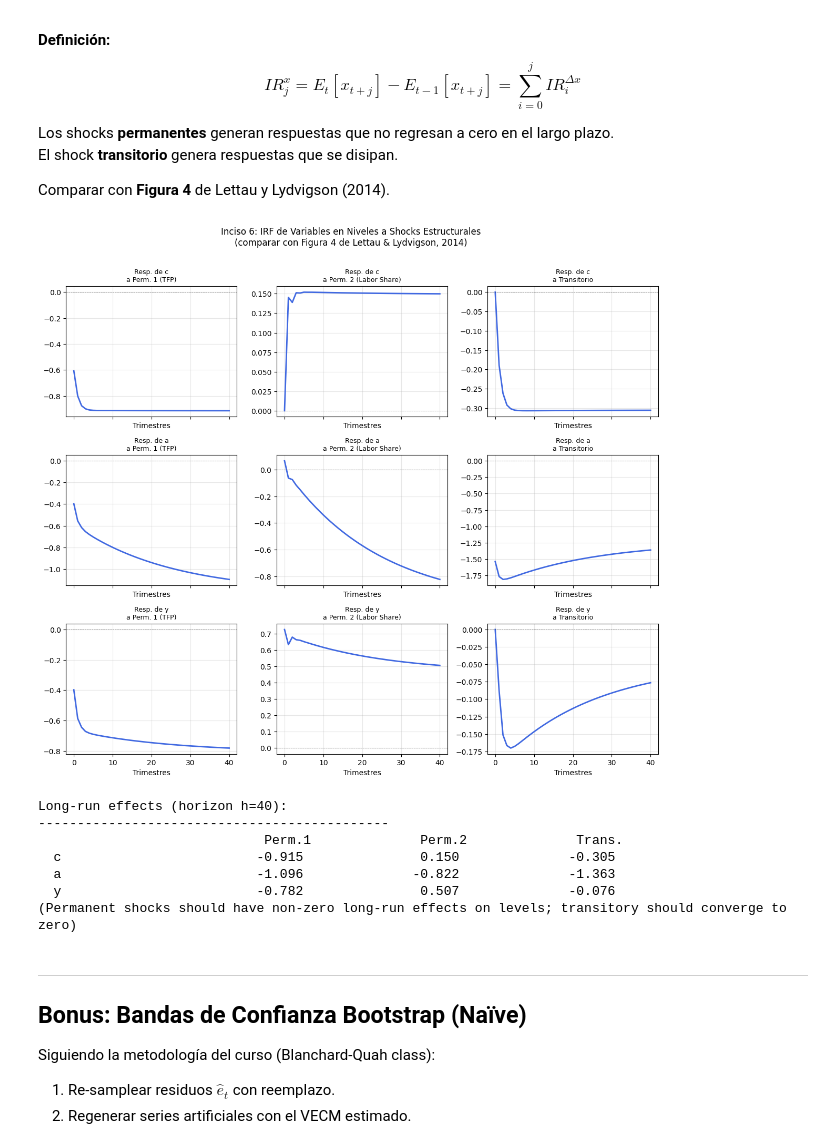
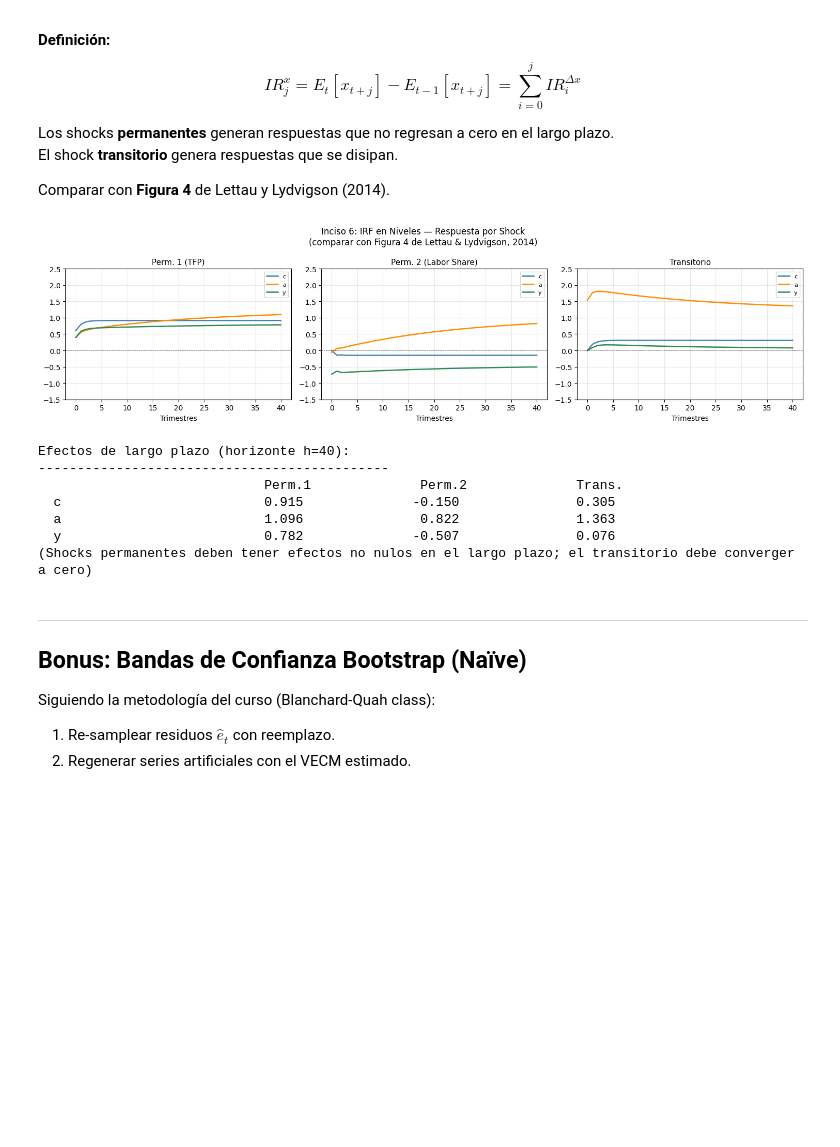
Before and after one commit to DavidGuzzi/MECMT15-98, a Jupyter notebook: Ejercicio1_ShocksAndCrashes.ipynb, the cells around one changed output. Saved outputs shown, nothing was run; the diff lists cells and outputs as text; code cells hidden in the pictures; blank space fills up the shorter version.

```diff
--- a/Ejercicio1_ShocksAndCrashes.ipynb
+++ b/Ejercicio1_ShocksAndCrashes.ipynb
@@ -585,17 +584,25 @@ con $A_1 = I + \gamma\alpha' + \Gamma$, $A_2 = -\Gamma$.
 $IR^{\Delta x}_h = IR^{x}_h - IR^{x}_{h-1}$
 # %%
 # =====================================================
-# INCISO 5: IRF en diferencias
+# INCISO 5: IRF EN DIFERENCIAS
 # =====================================================
 nperiods = 41
 irf_levels, irf_diff = compute_irf_vecm(
     Gamma, gamma, alpha_a, alpha_y, G, H, nperiods=nperiods)
 
-# var_names and shock_names defined above
+# Convención de signo consistente con Inciso 3 (P1→c LR>0, P2→a LR>0, T→a impacto>0)
+_sign_refs = [irf_levels[40, 0, 0],
+              irf_levels[40, 1, 1],
+              irf_levels[0,  1, 2]]
+for _s in range(3):
+    if _sign_refs[_s] < 0:
+        irf_levels[:, :, _s] *= -1
+        irf_diff[:, :, _s]   *= -1
+
 diff_var_names = ['Δc', 'Δa', 'Δy']
 
-plot_irf(irf_diff, diff_var_names, shock_names,
-         title='Inciso 5: IRF de Variables en Diferencias a Shocks Estructurales\n'
-               '(respuesta de Δc, Δa, Δy a cada shock)',
-         scale=100)
+plot_irf_byshock(irf_diff, diff_var_names, shock_names,
+                 title='Inciso 5: IRF en Diferencias — Respuesta por Shock\n'
+                       '(líneas: c / a / y)',
+                 scale=100)
 # %% [output]
@@ -613,31 +620,32 @@ El shock **transitorio** genera respuestas que se disipan.
 Comparar con **Figura 4** de Lettau y Lydvigson (2014).
 # %%
 # =====================================================
-# INCISO 6: IRF en niveles
+# INCISO 6: IRF EN NIVELES
 # =====================================================
-plot_irf(irf_levels, var_names, shock_names,
-         title='Inciso 6: IRF de Variables en Niveles a Shocks Estructurales\n'
-               '(comparar con Figura 4 de Lettau & Lydvigson, 2014)',
-         scale=100)
+plot_irf_byshock(irf_levels, var_names, shock_names,
+                 title='Inciso 6: IRF en Niveles — Respuesta por Shock\n'
+                       '(comparar con Figura 4 de Lettau & Lydvigson, 2014)',
+                 scale=100,
+                 ylim=(-1.5, 2.5))
 
-# Summary of long-run effects
-print("Long-run effects (horizon h=40):")
+# Efectos de largo plazo
+print("Efectos de largo plazo (horizonte h=40):")
 print("-" * 45)
-print(f"{'':15s}" + "".join([f"{sn:>20s}" for sn in ['Perm.1','Perm.2','Trans.']]))
+print(f"{'':15s}" + "".join([f"{sn:>20s}" for sn in ['Perm.1', 'Perm.2', 'Trans.']]))
 for i, vn in enumerate(var_names):
     vals = [f"{irf_levels[40, i, s]*100: .3f}" for s in range(3)]
     print(f"  {vn:12s}" + "".join([f"{v:>20s}" for v in vals]))
-print("(Permanent shocks should have non-zero long-run effects on levels; "
-      "transitory should converge to zero)")
+print("(Shocks permanentes deben tener efectos no nulos en el largo plazo; "
+      "el transitorio debe converger a cero)")
 # %% [output]
-[figure, old version]
+[figure, new version]
-Long-run effects (horizon h=40):
+Efectos de largo plazo (horizonte h=40):
 ---------------------------------------------
                              Perm.1              Perm.2              Trans.
-  c                         -0.915               0.150              -0.305
-  a                         -1.096              -0.822              -1.363
-  y                         -0.782               0.507              -0.076
-(Permanent shocks should have non-zero long-run effects on levels; transitory should converge to zero)
+  c                          0.915              -0.150               0.305
+  a                          1.096               0.822               1.363
+  y                          0.782              -0.507               0.076
+(Shocks permanentes deben tener efectos no nulos en el largo plazo; el transitorio debe converger a cero)
 # %% [markdown]
 ---
 ## Bonus: Bandas de Confianza Bootstrap (Naïve)
```
Also changed, not shown: parts of 9 cells of this notebook.
